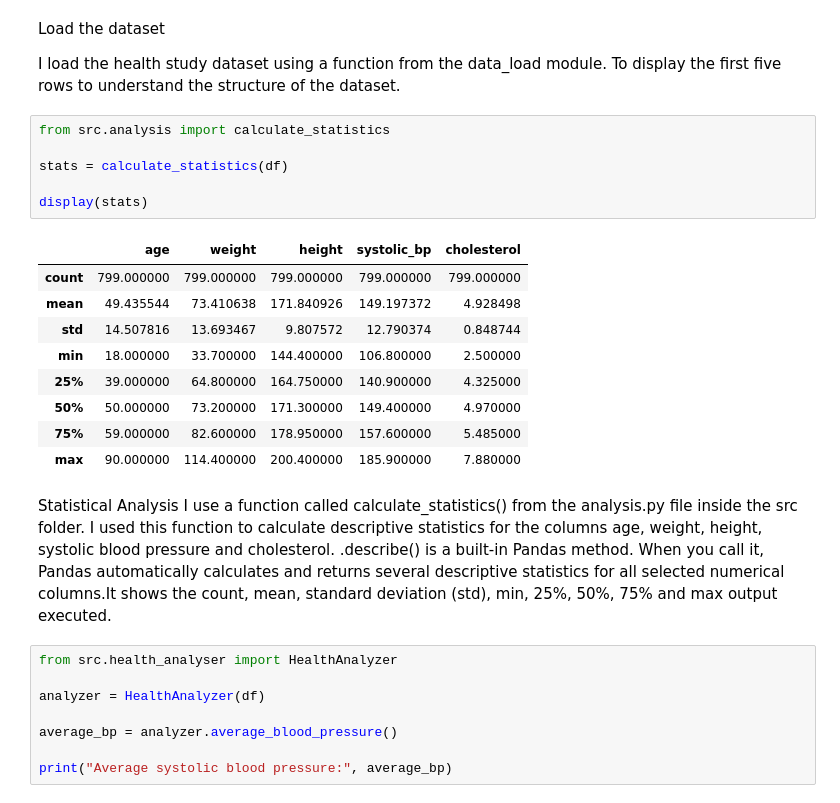
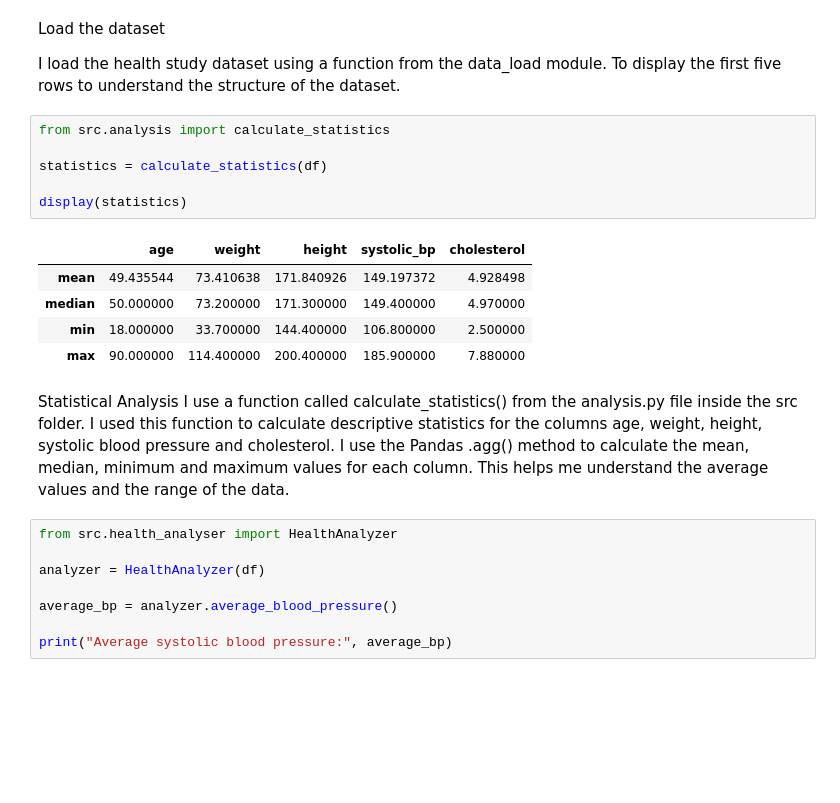
Before and after one commit to Nirmalaashok/Health_study, a Jupyter notebook: Del2/analysis_del2.ipynb, the cells around one changed output. Cells and saved outputs as stored; diff of their text form; blank space fills up the shorter version.

```diff
--- a/Del2/analysis_del2.ipynb
+++ b/Del2/analysis_del2.ipynb
@@ -29,27 +29,23 @@ display(df.head())
 Load the dataset
 
 I load the health study dataset using a function from the data_load module. To display the first five rows to understand the structure of the dataset.
-# %%
-from src.analysis import calculate_statistics
-
-stats = calculate_statistics(df)
-
-display(stats)
-# %% [output]
-|  | age | weight | height | systolic_bp | cholesterol |
-| count | 799.000000 | 799.000000 | 799.000000 | 799.000000 | 799.000000 |
-| mean | 49.435544 | 73.410638 | 171.840926 | 149.197372 | 4.928498 |
-| std | 14.507816 | 13.693467 | 9.807572 | 12.790374 | 0.848744 |
-| min | 18.000000 | 33.700000 | 144.400000 | 106.800000 | 2.500000 |
-| 25% | 39.000000 | 64.800000 | 164.750000 | 140.900000 | 4.325000 |
-| 50% | 50.000000 | 73.200000 | 171.300000 | 149.400000 | 4.970000 |
-| 75% | 59.000000 | 82.600000 | 178.950000 | 157.600000 | 5.485000 |
-| max | 90.000000 | 114.400000 | 200.400000 | 185.900000 | 7.880000 |
+# %%
+from src.analysis import calculate_statistics
+
+statistics = calculate_statistics(df)
+
+display(statistics)
+# %% [output]
+|  | age | weight | height | systolic_bp | cholesterol |
+| mean | 49.435544 | 73.410638 | 171.840926 | 149.197372 | 4.928498 |
+| median | 50.000000 | 73.200000 | 171.300000 | 149.400000 | 4.970000 |
+| min | 18.000000 | 33.700000 | 144.400000 | 106.800000 | 2.500000 |
+| max | 90.000000 | 114.400000 | 200.400000 | 185.900000 | 7.880000 |
 # %% [markdown]
 Statistical Analysis
 I use a function called calculate_statistics() from the analysis.py file inside the src folder.
 I used this function to calculate descriptive statistics for the columns age, weight, height, systolic blood pressure and cholesterol.
-.describe() is a built-in Pandas method. When you call it, Pandas automatically calculates and returns several descriptive statistics for all selected numerical columns.It shows the count, mean, standard deviation (std), min, 25%, 50%, 75% and max output executed.
+I use the Pandas .agg() method to calculate the mean, median, minimum and maximum values for each column. This helps me understand the average values and the range of the data.
 # %%
 from src.health_analyser import HealthAnalyzer
 
```
Also changed, not shown: parts of 5 cells of this notebook, 2 other files.
